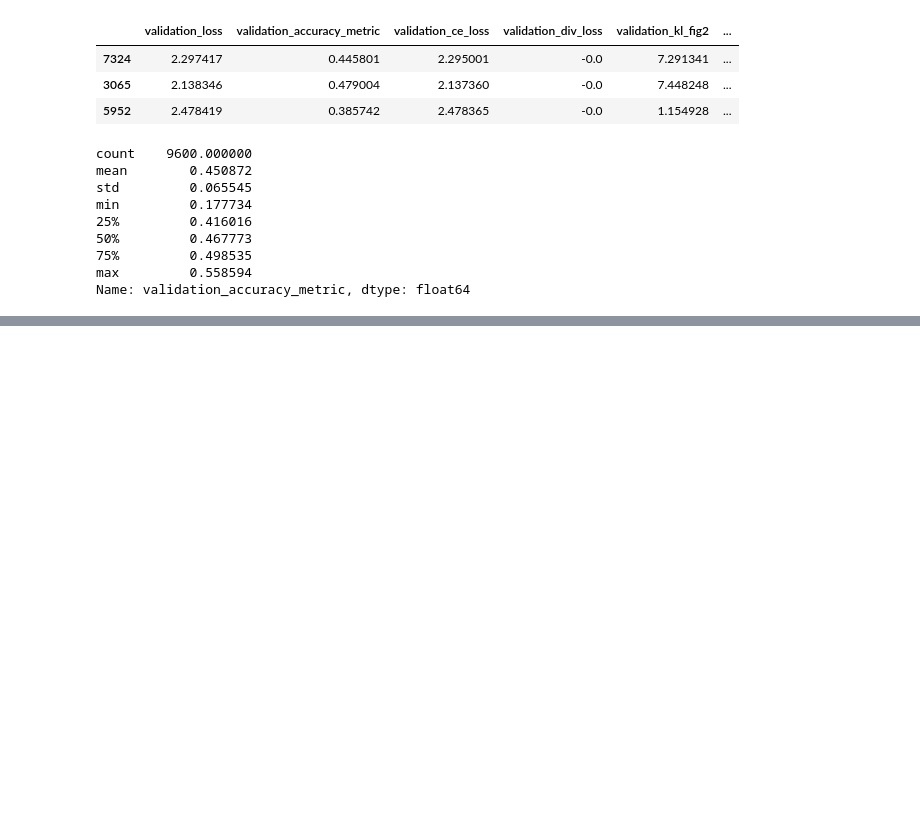
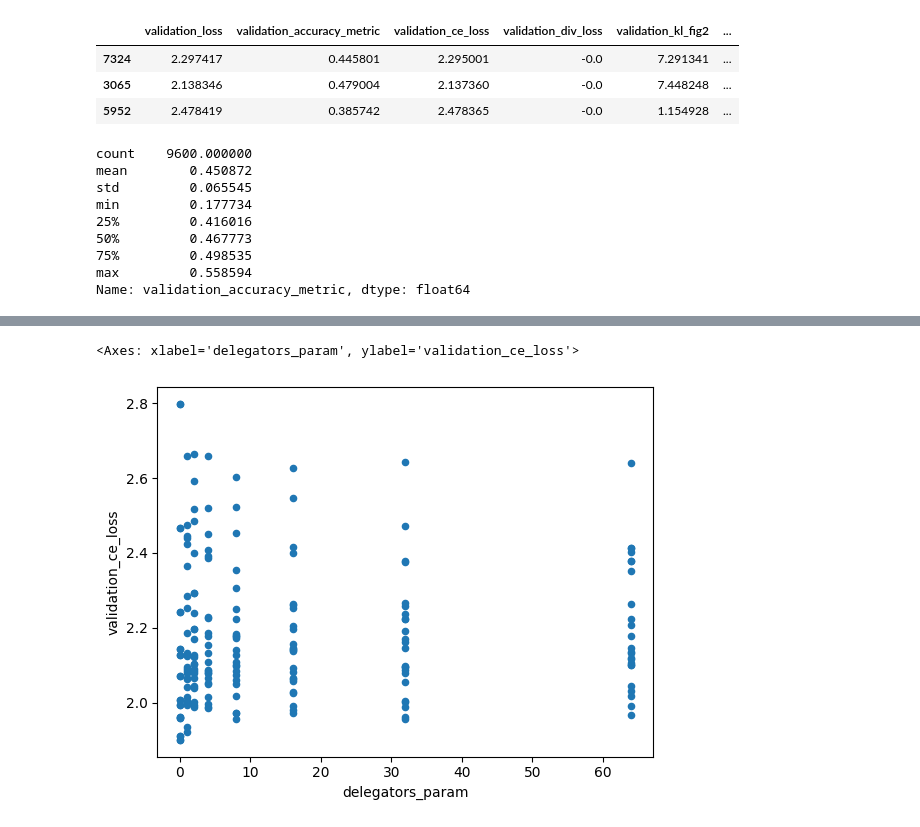
Before and after one commit to viktorvesely/liquid, a Jupyter notebook: liquid_jax/grid_eval.ipynb, the cells around one changed output, grey strips where cells are left out. Drawn from its saved outputs; the diff is of its cells as text; code cells hidden in the pictures; blank space fills up the shorter version.

```diff
--- a/liquid_jax/grid_eval.ipynb
+++ b/liquid_jax/grid_eval.ipynb
@@ -63,0 +64,5 @@ df_last_epoch.plot.scatter("delegators_param", "validation_accuracy_metric")
+# %%
+df_last_epoch.plot.scatter("delegators_param", "validation_ce_loss")
+# %% [output]
+<Axes: xlabel='delegators_param', ylabel='validation_ce_loss'>
+[figure, added]
```
Also changed, not shown: parts of 5 cells of this notebook, 9 other files.
